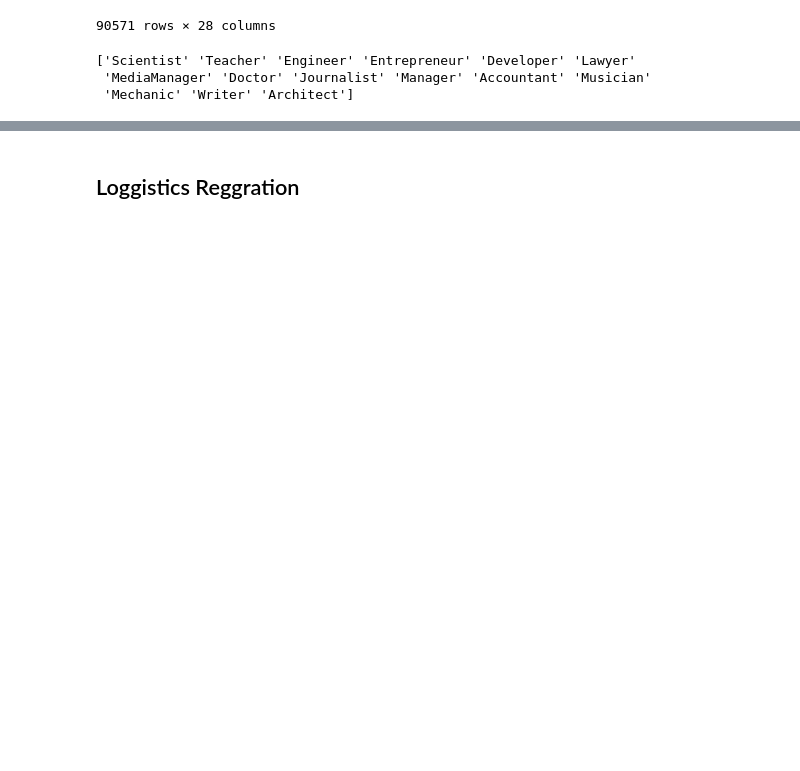
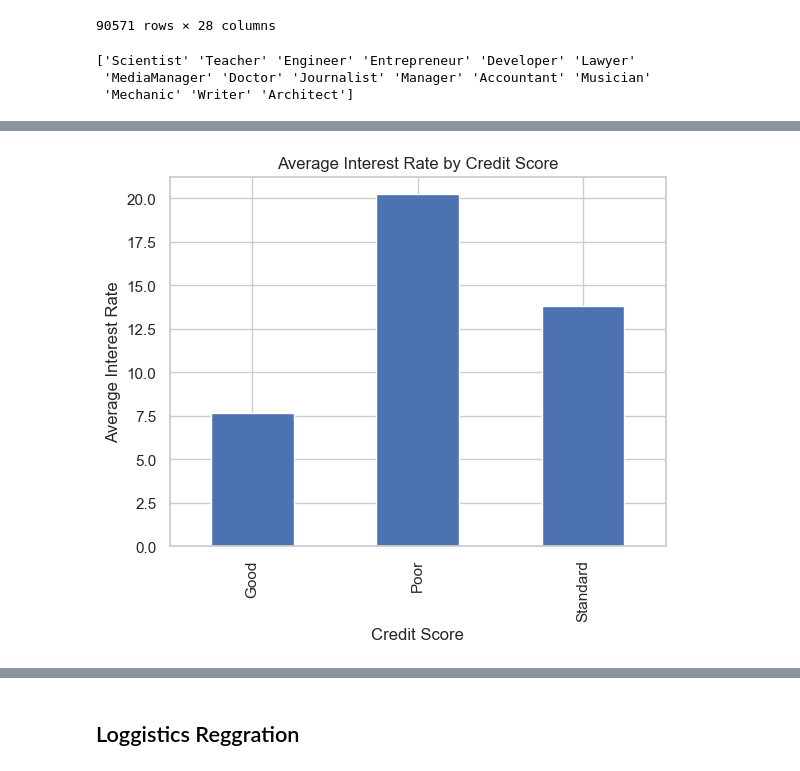
Before and after one commit to rodyrahi/creditscoreML, a Jupyter notebook: credit.ipynb, the cells around one changed output, grey strips where cells are left out. Cells and saved outputs as stored; diff of their text form; code cells hidden in the pictures; blank space fills up the shorter version.

```diff
--- a/credit.ipynb
+++ b/credit.ipynb
@@ -121,0 +162,7 @@ print(scoredf['occupation'].unique())
+# %%
+scoredf.groupby('Credit_Score')['interest_rate'].mean().plot(kind='bar', title='Average Interest Rate by Credit Score')
+plt.xlabel('Credit Score')
+plt.ylabel('Average Interest Rate')
+plt.show()
+# %% [output]
+[figure, added]
```
Also changed, not shown: parts of 37 cells of this notebook, 1 other file.
